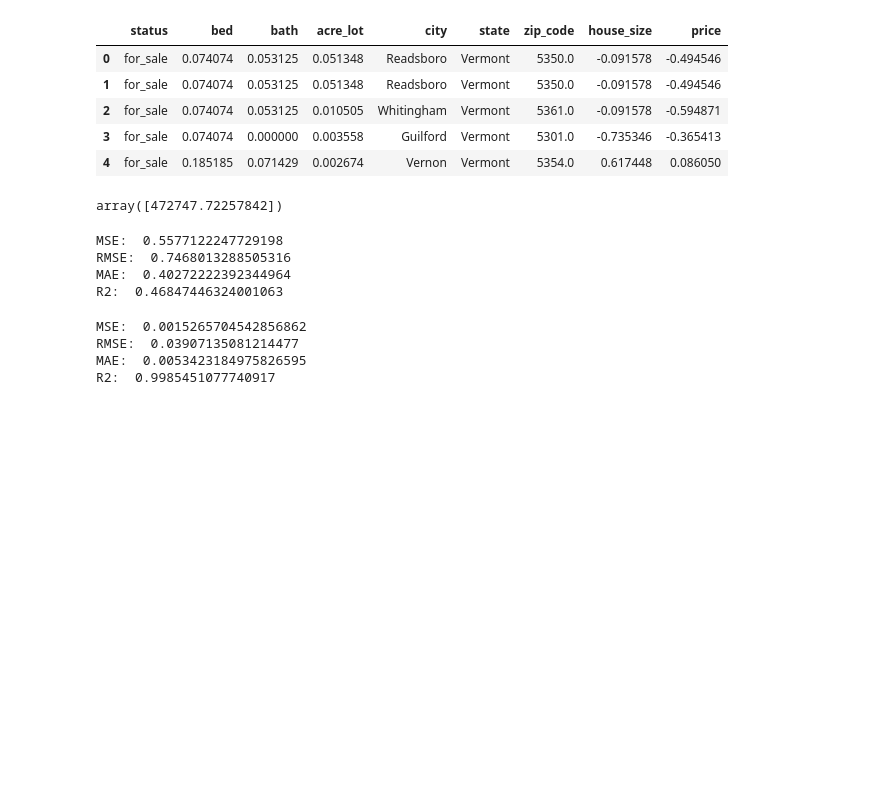
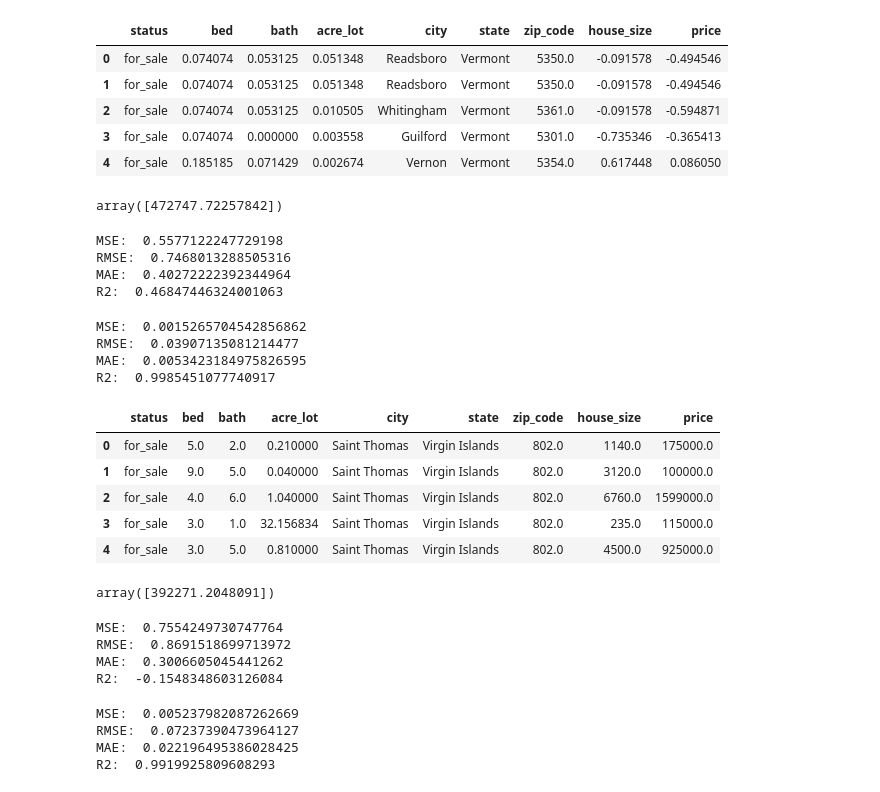
Before and after one commit to sakshamshahu/Housing-Price, a Jupyter notebook: notebook/modelling.ipynb, the cells around one changed output. Saved outputs shown, nothing was run; the diff lists cells and outputs as text; code cells hidden in the pictures; blank space fills up the shorter version.

Commit message:
feat: modelling Virgin Islands
Signed-off-by: sakshamshahu <sakshamshahu.work@gmail.com>

```diff
--- a/notebook/modelling.ipynb
+++ b/notebook/modelling.ipynb
@@ -854,3 +854,13 @@ MSE:  0.0015265704542856862
 RMSE:  0.03907135081214477
 MAE:  0.0053423184975826595
 R2:  0.9985451077740917
+# %%
+data_VirginIslands = pd.read_csv('/Users/saksham/Projects/Housing-Price/data/interim/Virgin_Islands.csv')
+data_VirginIslands.head()
+# %% [output]
+|  | status | bed | bath | acre_lot | city | state | zip_code | house_size | price |
+| 0 | for_sale | 5.0 | 2.0 | 0.210000 | Saint Thomas | Virgin Islands | 802.0 | 1140.0 | 175000.0 |
+| 1 | for_sale | 9.0 | 5.0 | 0.040000 | Saint Thomas | Virgin Islands | 802.0 | 3120.0 | 100000.0 |
+| 2 | for_sale | 4.0 | 6.0 | 1.040000 | Saint Thomas | Virgin Islands | 802.0 | 6760.0 | 1599000.0 |
+| 3 | for_sale | 3.0 | 1.0 | 32.156834 | Saint Thomas | Virgin Islands | 802.0 | 235.0 | 115000.0 |
+| 4 | for_sale | 3.0 | 5.0 | 0.810000 | Saint Thomas | Virgin Islands | 802.0 | 4500.0 | 925000.0 |
@@ -856,0 +874,50 @@ R2:  0.9985451077740917
+# %%
+X= data_VirginIslands[['bed', 'bath', 'acre_lot', 'zip_code', 'house_size', 'city', 'state']]
+X= pd.get_dummies(X, columns=['city', 'state'])
+y = data_VirginIslands['price']
+
+X_train,X_test, y_train, y_test = train_test_split(X, y, test_size=0.25, random_state=42)
+model=  LinearRegression()
+model.fit(X_train, y_train )
+
+y_pred= model.predict(X_test)
+y_pred_reshaped= y_pred.reshape(-1, 1)
+original_price_predictions= price_scaler_VirginIslands.inverse_transform(y_pred_reshaped)
+absolute_predictions= np.abs(original_price_predictions)
+absolute_predictions[410]
+# %% [output]
+array([392271.2048091])
+# %%
+mse= mean_squared_error(y_test, y_pred)
+rmse= np.sqrt(mse)
+mae= mean_absolute_error(y_test, y_pred)
+r2= r2_score(y_test, y_pred)
+
+print(f'MSE:  {mse}')
+print(f'RMSE:  {rmse}')
+print(f'MAE:  {mae}')
+print(f'R2:  {r2}')
+# %% [output]
+MSE:  0.7554249730747764
+RMSE:  0.8691518699713972
+MAE:  0.3006605045441262
+R2:  -0.1548348603126084
+# %%
+model_tree= DecisionTreeRegressor()
+model_tree.fit(X_train, y_train )
+y_pred_tree= model_tree.predict(X_test)
+
+mse_tree= mean_squared_error(y_test, y_pred_tree)
+rmse_tree= np.sqrt(mse_tree)
+mae_tree= mean_absolute_error(y_test, y_pred_tree)
+r2_tree= r2_score(y_test, y_pred_tree)
+
+print(f'MSE:  {mse_tree}')
+print(f'RMSE:  {rmse_tree}')
+print(f'MAE:  {mae_tree}')
+print(f'R2:  {r2_tree}')
+# %% [output]
+MSE:  0.005237982087262669
+RMSE:  0.07237390473964127
+MAE:  0.022196495386028425
+R2:  0.9919925809608293
```
Also changed, not shown: parts of 1 cell of this notebook.
